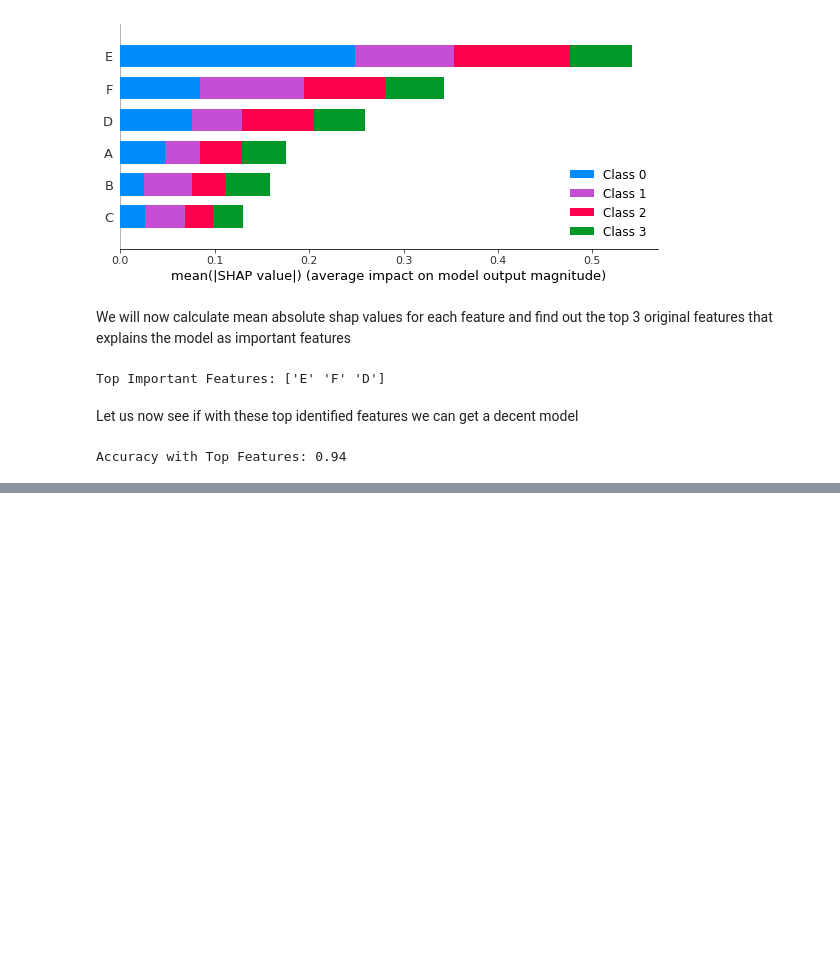
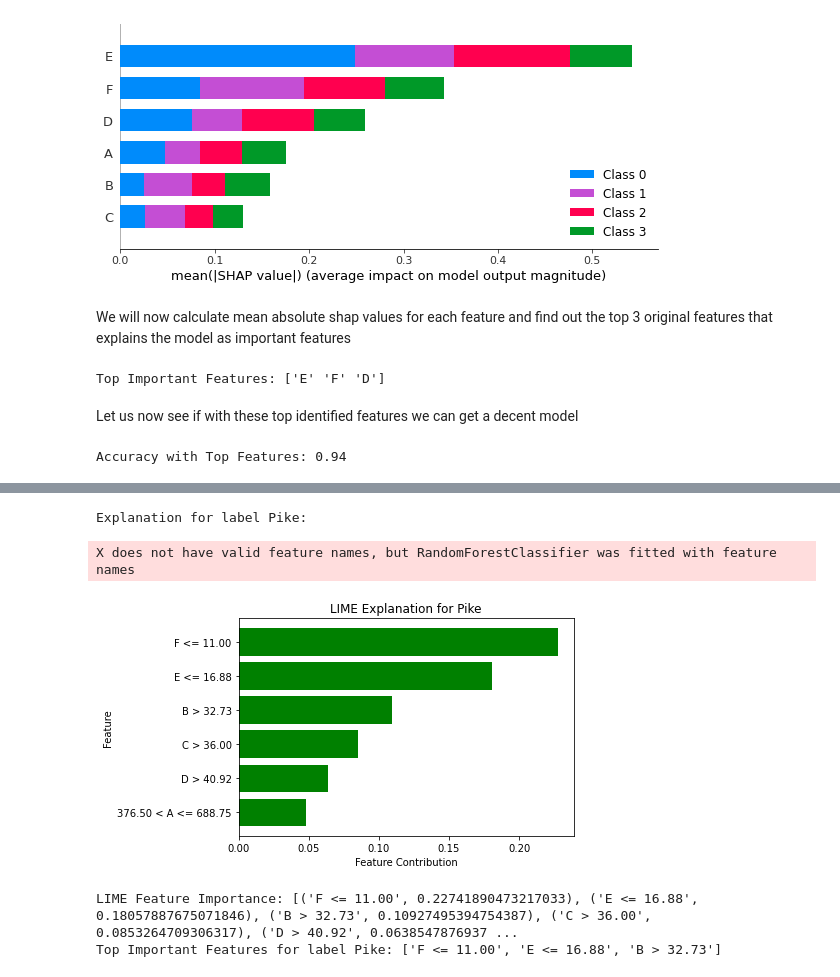
Before and after one commit to syednayeemridwan/data-science-projects, a Jupyter notebook: Explainable AI PCA Visualization/PCA back-transformation visualization.ipynb, the cells around one changed output, grey strips where cells are left out. Cells and saved outputs as stored; diff of their text form; code cells hidden in the pictures; blank space fills up the shorter version.

```diff
--- a/Explainable AI PCA Visualization/PCA back-transformation visualization.ipynb
+++ b/Explainable AI PCA Visualization/PCA back-transformation visualization.ipynb
@@ -94,0 +168,9 @@ Accuracy with Top Features: 0.94
+# %%
+explanations = {}
+find_explanation("Pike", clf)
+# %% [output]
+Explanation for label Pike:
+X does not have valid feature names, but RandomForestClassifier was fitted with feature names
+[figure, added]
+LIME Feature Importance: [('F <= 11.00', 0.22741890473217033), ('E <= 16.88', 0.18057887675071846), ('B > 32.73', 0.10927495394754387), ('C > 36.00', 0.0853264709306317), ('D > 40.92', 0.0638547876937 ...
+Top Important Features for label Pike: ['F <= 11.00', 'E <= 16.88', 'B > 32.73']
```
Also changed, not shown: parts of 16 cells of this notebook.
